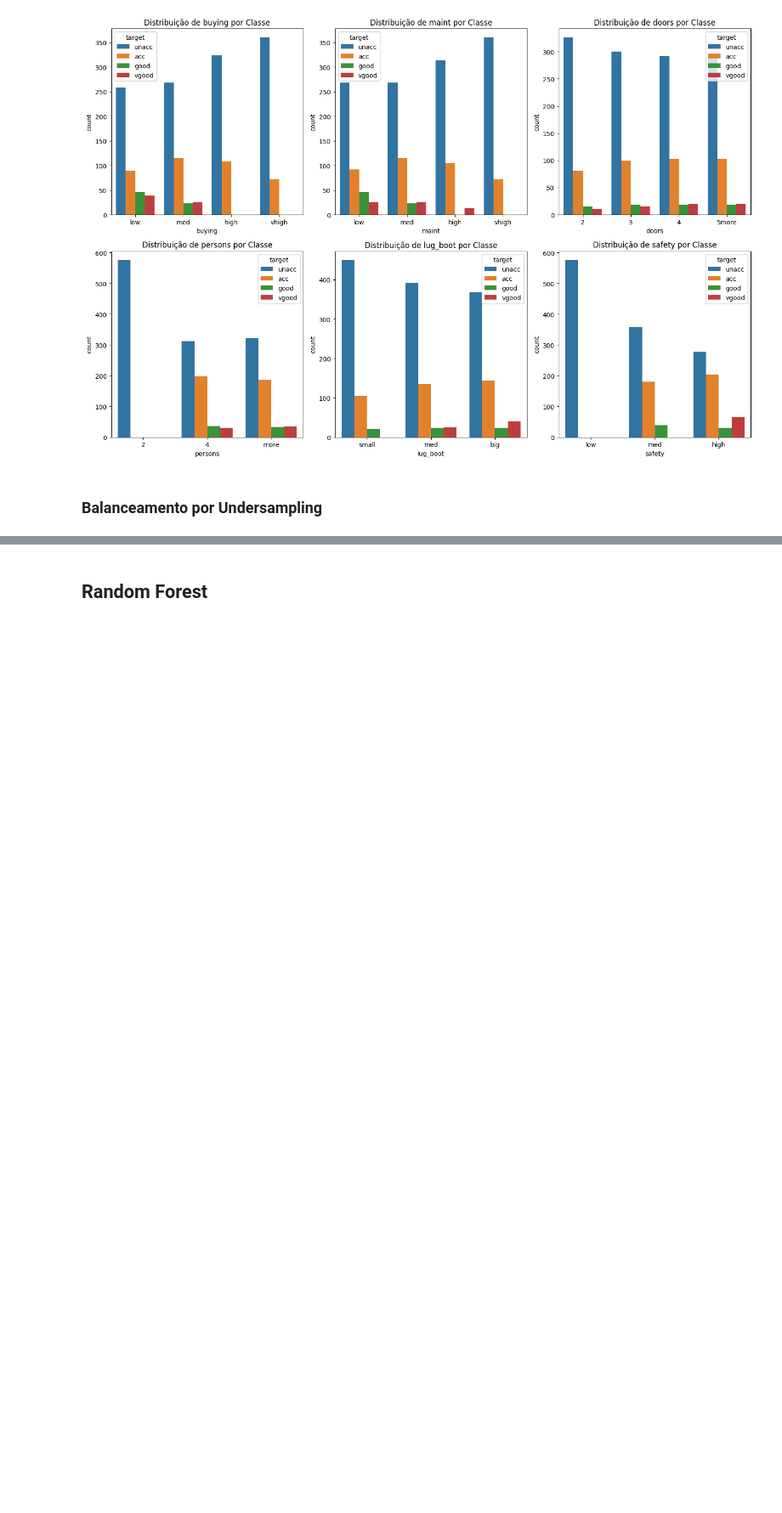
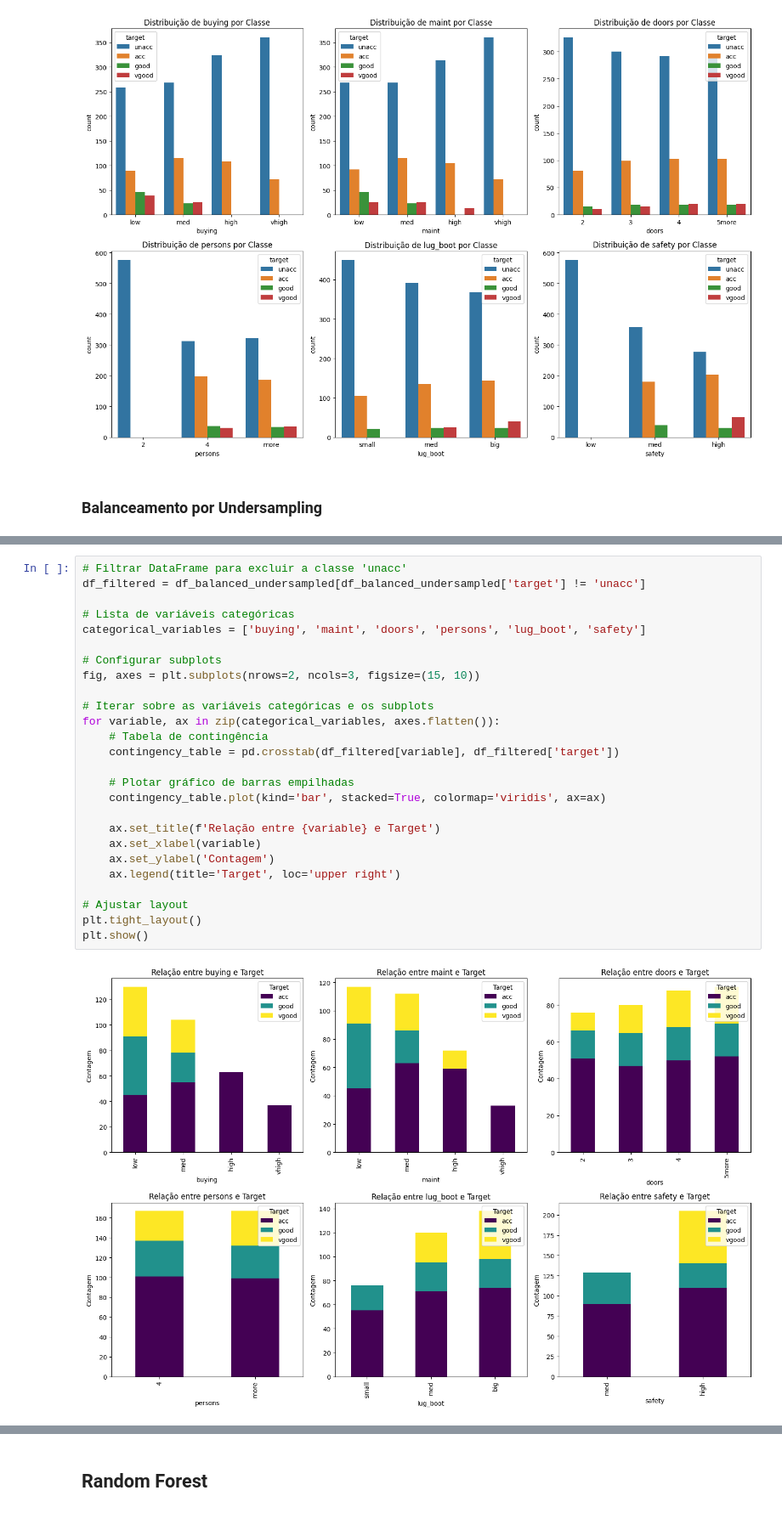
Before and after one commit to marcosbarross/Car-Evaluation, a Jupyter notebook: CarEvaluation.ipynb, the cells around one changed output, grey strips where cells are left out. Shown: that part at 85% size. Cells and saved outputs as stored; diff of their text form; blank space fills up the shorter version.

```diff
--- a/CarEvaluation.ipynb
+++ b/CarEvaluation.ipynb
@@ -139,0 +262,28 @@ Name: target, dtype: int64
+# %%
+# Filtrar DataFrame para excluir a classe 'unacc'
+df_filtered = df_balanced_undersampled[df_balanced_undersampled['target'] != 'unacc']
+
+# Lista de variáveis categóricas
+categorical_variables = ['buying', 'maint', 'doors', 'persons', 'lug_boot', 'safety']
+
+# Configurar subplots
+fig, axes = plt.subplots(nrows=2, ncols=3, figsize=(15, 10))
+
+# Iterar sobre as variáveis categóricas e os subplots
+for variable, ax in zip(categorical_variables, axes.flatten()):
+    # Tabela de contingência
+    contingency_table = pd.crosstab(df_filtered[variable], df_filtered['target'])
+
+    # Plotar gráfico de barras empilhadas
+    contingency_table.plot(kind='bar', stacked=True, colormap='viridis', ax=ax)
+
+    ax.set_title(f'Relação entre {variable} e Target')
+    ax.set_xlabel(variable)
+    ax.set_ylabel('Contagem')
+    ax.legend(title='Target', loc='upper right')
+
+# Ajustar layout
+plt.tight_layout()
+plt.show()
+# %% [output]
+[figure, added]
```
Also changed, not shown: parts of 18 cells of this notebook.
